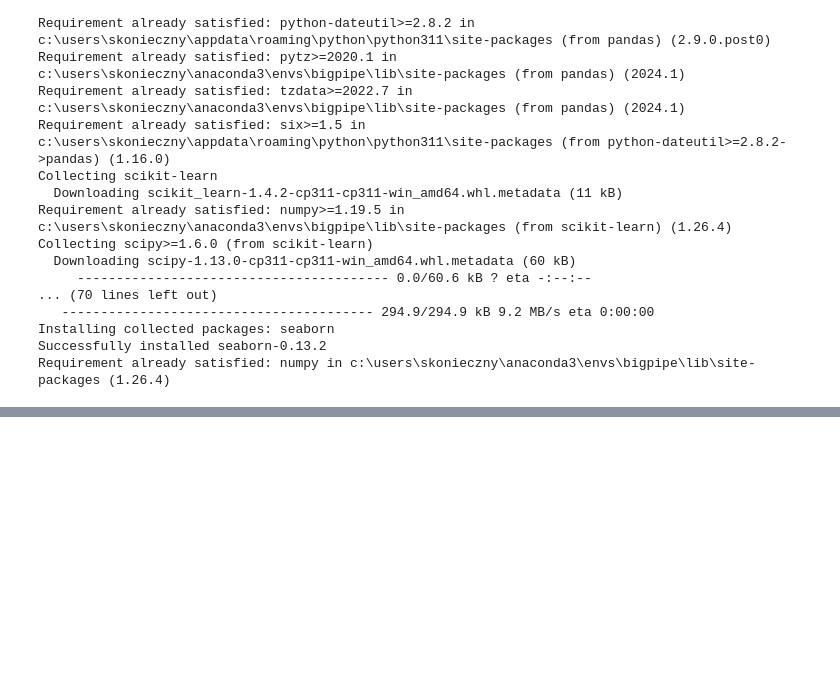
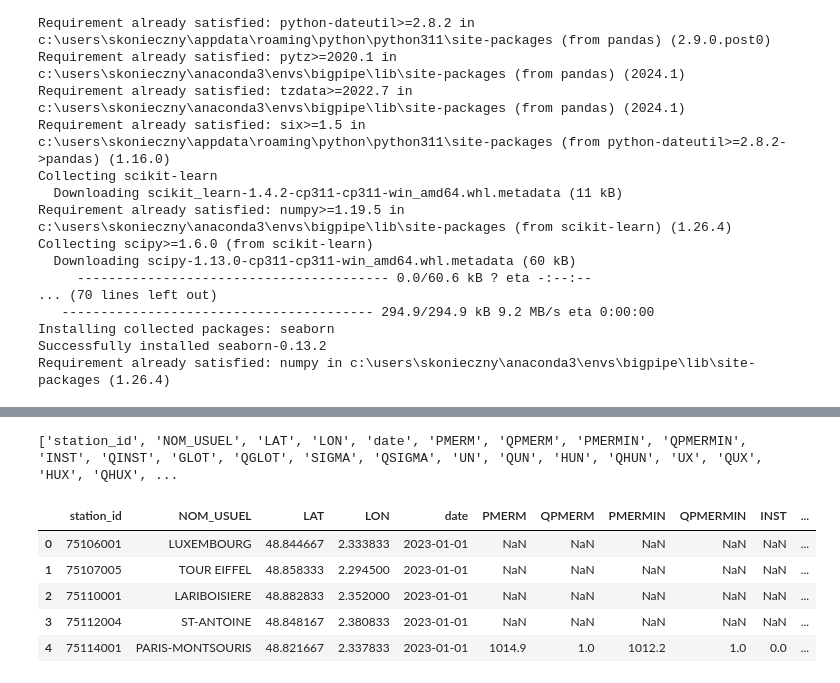
Before and after one commit to YannSko/Transport_App, a Jupyter notebook: ML_module/data_model/plot_data_weather.ipynb, the cells around one changed output, grey strips where cells are left out. Cells and saved outputs as stored; diff of their text form; code cells hidden in the pictures; blank space fills up the shorter version.

```diff
--- a/ML_module/data_model/plot_data_weather.ipynb
+++ b/ML_module/data_model/plot_data_weather.ipynb
@@ -498,0 +539,78 @@ Converting data types...
+# %%
+import pandas as pd
+
+# Assuming merged_df is already defined and contains the data
+
+# List of column pairs that provide similar information
+column_pairs = [
+    ('ALTI_x', 'ALTI_y'),
+    ('CODE_STIF_TRNS_x', 'CODE_STIF_TRNS_y'),
+    ('CODE_STIF_TRNS_x', 'CODE_STIF_TRNS'),
+    ('CODE_STIF_RES_x', 'CODE_STIF_RES_y'),
+    ('CODE_STIF_RES_x', 'CODE_STIF_RES'),
+    ('LIBELLE_ARRET_x', 'LIBELLE_ARRET_y'),
+    ('LIBELLE_ARRET_x', 'LIBELLE_ARRET'),
+    ('ID_REFA_LDA_x', 'ID_REFA_LDA_y'),
+    ('CATEGORIE_TITRE_x', 'CATEGORIE_TITRE_y'),
+    ('NB_VALD_x', 'NB_VALD_y'),
+    ('Référence Chantier_x', 'Référence Chantier_y'),
+    ('start_date_x', 'start_date_y'),
+    ('end_date_x', 'end_date_y'),
+    ('Responsable du chantier_x', 'Responsable du chantier_y'),
+    ("Maîtrise d'ouvrage principale_x", "Maîtrise d'ouvrage principale_y"),
+    ('Surface (m2)_x', 'Surface (m2)_y'),
+    ('Synthèse - Nature du chantier_x', 'Synthèse - Nature du chantier_y'),
+    ('Encombrement espace public_x', 'Encombrement espace public_y'),
+    ('Impact stationnement_x', 'Impact stationnement_y'),
+    ('Identifiant demande CITE_x', 'Identifiant demande CITE_y'),
+    ('Identifiant Chantier CITE_x', 'Identifiant Chantier CITE_y'),
+    ('geo_shape_x', 'geo_shape_y'),
+    ('geo_point_2d_x', 'geo_point_2d_y')
+]
+
+# Function to merge two columns into one
+def merge_columns(row, col1, col2):
+    if pd.notnull(row[col1]):
+        return row[col1]
+    else:
+        return row[col2]
+
+# Function to create coordinate from LAT and LON
+def create_coordinate(row):
+    if pd.notnull(row['LAT']) and pd.notnull(row['LON']):
+        return (row['LAT'], row['LON'])
+    else:
+        return None
+
+# Create a copy of the original dataframe to work on
+clean_merged_df = merged_df.copy()
+
+# Create new columns and drop old ones
+for col1, col2 in column_pairs:
+    if col1 in clean_merged_df.columns and col2 in clean_merged_df.columns:
+        new_col = col1.split('_')[0]  # Create new column name based on the first column
+        clean_merged_df[new_col] = clean_merged_df.apply(lambda row: merge_columns(row, col1, col2), axis=1)
+        clean_merged_df.drop(columns=[col1, col2], inplace=True)
+    elif col1 in clean_merged_df.columns:
+        clean_merged_df.rename(columns={col1: col1.split('_')[0]}, inplace=True)
+    elif col2 in clean_merged_df.columns:
+        clean_merged_df.rename(columns={col2: col2.split('_')[0]}, inplace=True)
+
+# Create 'coordinate' column from 'LAT' and 'LON'
+clean_merged_df['coordinate'] = clean_merged_df.apply(create_coordinate, axis=1)
+
+# Optionally drop 'LAT' and 'LON' columns if they are no longer needed
+# clean_merged_df.drop(columns=['LAT', 'LON'], inplace=True)
+
+# Print all columns to verify
+print(list(clean_merged_df.columns))
+
+clean_merged_df.head()
+# %% [output]
+['station_id', 'NOM_USUEL', 'LAT', 'LON', 'date', 'PMERM', 'QPMERM', 'PMERMIN', 'QPMERMIN', 'INST', 'QINST', 'GLOT', 'QGLOT', 'SIGMA', 'QSIGMA', 'UN', 'QUN', 'HUN', 'QHUN', 'UX', 'QUX', 'HUX', 'QHUX', ...
+|  | station_id | NOM_USUEL | LAT | LON | date | PMERM | QPMERM | PMERMIN | QPMERMIN | INST | ... |
+| 0 | 75106001 | LUXEMBOURG | 48.844667 | 2.333833 | 2023-01-01 | NaN | NaN | NaN | NaN | NaN | ... |
+| 1 | 75107005 | TOUR EIFFEL | 48.858333 | 2.294500 | 2023-01-01 | NaN | NaN | NaN | NaN | NaN | ... |
+| 2 | 75110001 | LARIBOISIERE | 48.882833 | 2.352000 | 2023-01-01 | NaN | NaN | NaN | NaN | NaN | ... |
+| 3 | 75112004 | ST-ANTOINE | 48.848167 | 2.380833 | 2023-01-01 | NaN | NaN | NaN | NaN | NaN | ... |
+| 4 | 75114001 | PARIS-MONTSOURIS | 48.821667 | 2.337833 | 2023-01-01 | 1014.9 | 1.0 | 1012.2 | 1.0 | 0.0 | ... |
```
Also changed, not shown: parts of 7 cells of this notebook.
